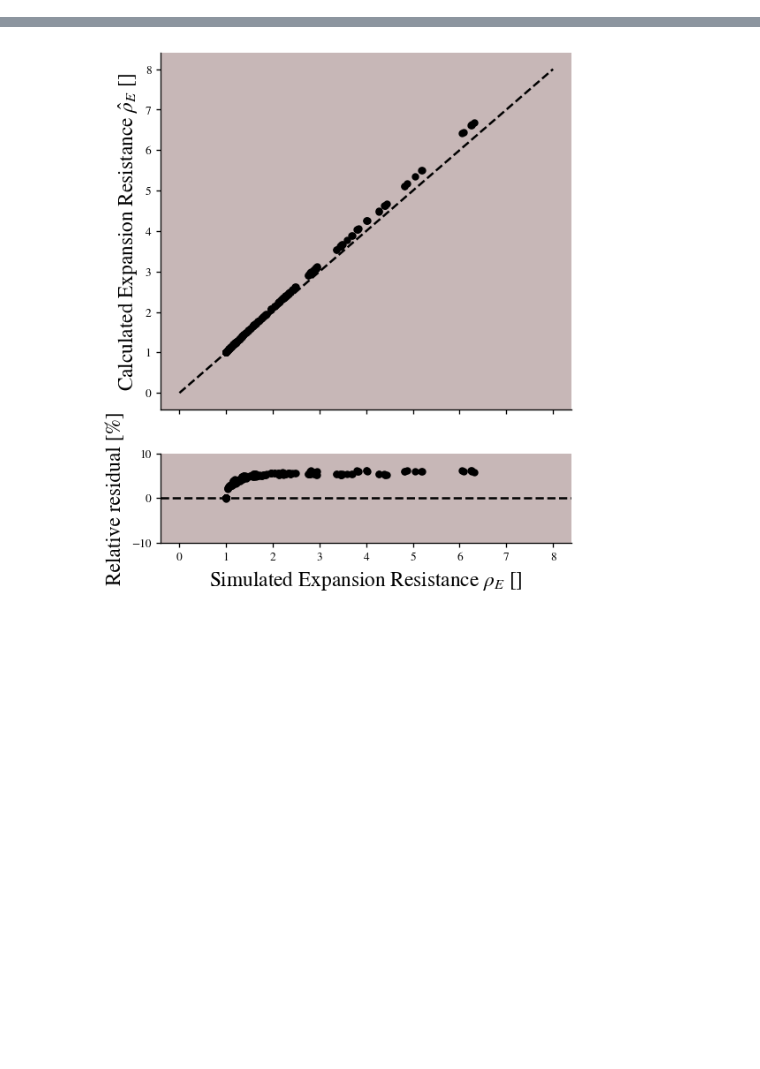
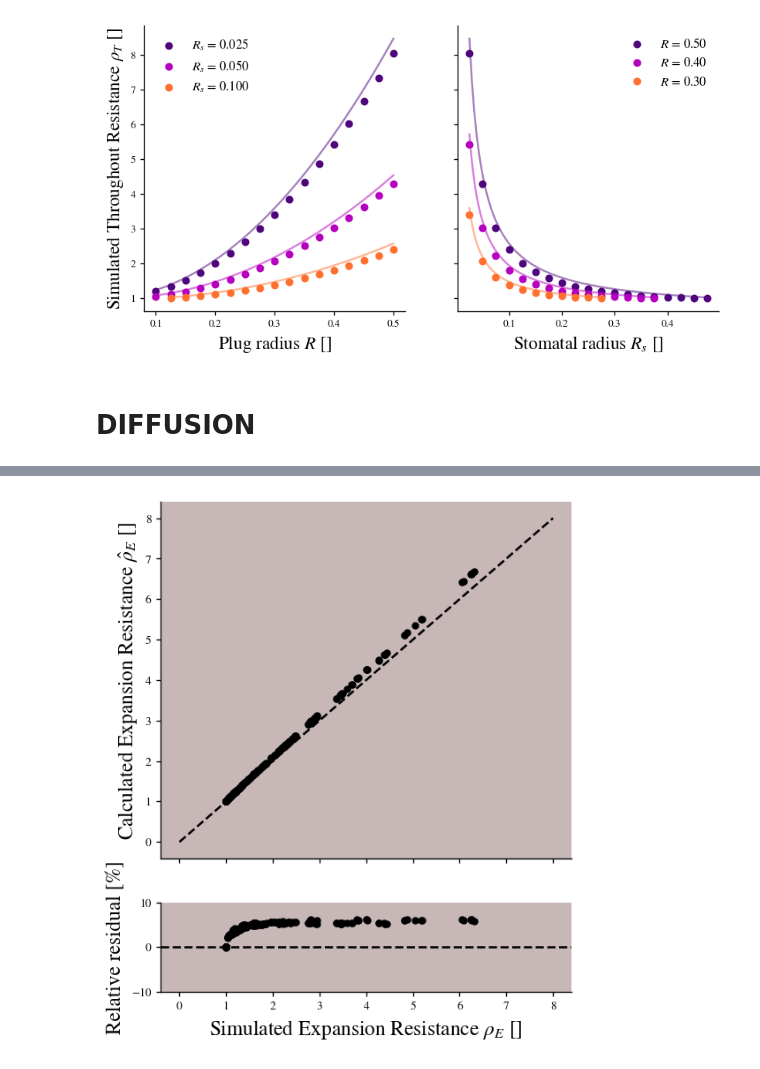
Before and after one commit to andreas-stillits/MasterThesis, a Jupyter notebook: scripts/plots/diffusion.ipynb, the cells around one changed output, grey strips where cells are left out. Saved outputs shown, nothing was run; the diff lists cells and outputs as text; code cells hidden in the pictures; blank space fills up the shorter version.

```diff
--- a/scripts/plots/diffusion.ipynb
+++ b/scripts/plots/diffusion.ipynb
@@ -27,0 +48,32 @@ df.head()
+# %%
+fig, (ax1, ax2) = plt.subplots(1, 2, figsize=(8, 4), sharey=True)
+
+colors = ["#4F067D", "#B500BF", "#FF702E"]
+
+for stomatal, color in zip([0.025, 0.05, 0.10], colors):
+    mask = df_["stomatal_aspect"] == stomatal
+    ax1.scatter(df_["plug_aspect"][mask], df_["resistance_mean"][mask], c=color, label=r"$R_s$"+f" = {stomatal:.3f}", marker="o", s=25)
+    rs = np.linspace(df_["plug_aspect"][mask].min(), df_["plug_aspect"][mask].max(), 100)
+    ax1.plot(rs, 1 + np.pi/4 * rs * (rs / stomatal - 1), c=color, alpha=0.5)
+
+ax1.set_xlabel(r"Plug radius $R$ []", fontsize=fs)
+ax1.set_ylabel(r"Simulated Throughout Resistance $\rho_T$ []", fontsize=fs)
+despine(ax1)
+ax1.legend(fontsize=fs-4)
+
+for plug, color in zip([0.50, 0.40, 0.30], colors):
+    mask = np.isclose(df_["plug_aspect"], plug)
+    ax2.scatter(df_["stomatal_aspect"][mask], df_["resistance_mean"][mask], c=color, label=r"$R$"+f" = {plug:.2f}", marker="o", s=25)
+    ps = np.linspace(df_["stomatal_aspect"][mask].min(), df_["stomatal_aspect"][mask].max(), 100)
+    ax2.plot(ps, 1 + np.pi/4 * plug * (plug / ps - 1), c=color, alpha=0.5)
+
+ax2.set_xlabel(r"Stomatal radius $R_s$ []", fontsize=fs)
+# ax2.set_ylabel(r"Simulated Throughout Resistance $\rho_T$ []", fontsize=fs)
+despine(ax2)
+ax2.legend(fontsize=fs-4)
+
+plt.show()
+# %% [output]
+[figure, added]
+# %% [markdown]
+# DIFFUSION
```
Also changed, not shown: parts of 13 cells of this notebook, 4 other files.
